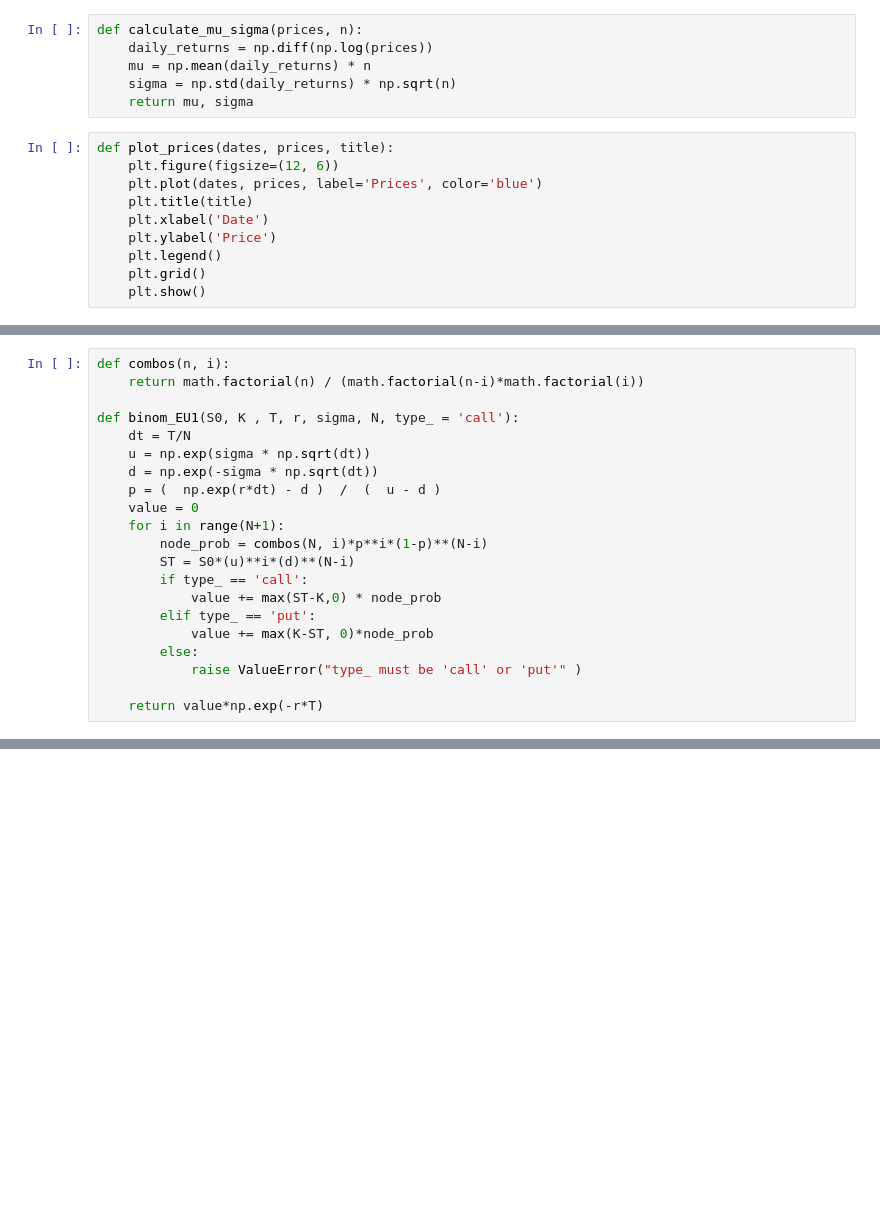
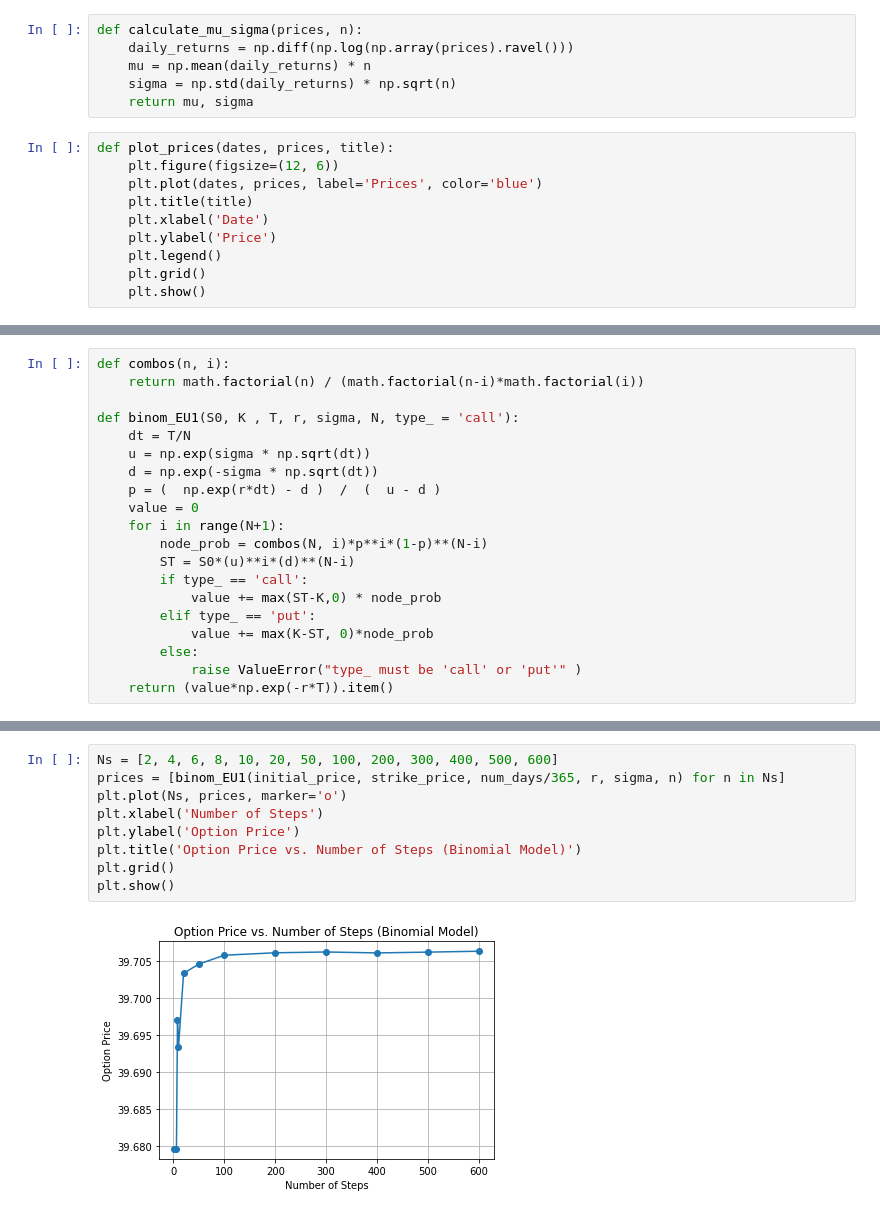
Before and after one commit to Shivamagr1812/Stock-Price-Simulation, a Jupyter notebook: main.ipynb, the cells around one changed output, grey strips where cells are left out. Saved outputs shown, nothing was run; the diff lists cells and outputs as text; blank space fills up the shorter version.

Commit message:
added plots and report

```diff
--- a/main.ipynb
+++ b/main.ipynb
@@ -11,7 +11,7 @@ def fetch_historical_data(ticker, start, end):
     return stock_data['Close']
 # %%
 def calculate_mu_sigma(prices, n):
-    daily_returns = np.diff(np.log(prices))
+    daily_returns = np.diff(np.log(np.array(prices).ravel()))
     mu = np.mean(daily_returns) * n
     sigma = np.std(daily_returns) * np.sqrt(n)
     return mu, sigma
@@ -53,8 +53,7 @@ def binom_EU1(S0, K , T, r, sigma, N, type_ = 'call'):
             value += max(K-ST, 0)*node_prob
         else:
             raise ValueError("type_ must be 'call' or 'put'" )
-
-    return value*np.exp(-r*T)
+    return (value*np.exp(-r*T)).item()
 # %%
 # Parameters
 ticker = 'TSLA'  # Stock ticker
@@ -118,2 +115,13 @@ S0: 188.86000061035156, K: 150, T: 0.1095890410958904, r: 0.05, sigma: 0.2795508
 The Black-Scholes call option price at t=0 is: 39.71
 [figure]
+# %%
+Ns = [2, 4, 6, 8, 10, 20, 50, 100, 200, 300, 400, 500, 600]
+prices = [binom_EU1(initial_price, strike_price, num_days/365, r, sigma, n) for n in Ns]
+plt.plot(Ns, prices, marker='o')
+plt.xlabel('Number of Steps')
+plt.ylabel('Option Price')
+plt.title('Option Price vs. Number of Steps (Binomial Model)')
+plt.grid()
+plt.show()
+# %% [output]
+[figure, added]
```
Also changed, not shown: parts of 2 cells of this notebook, 3 other files.
